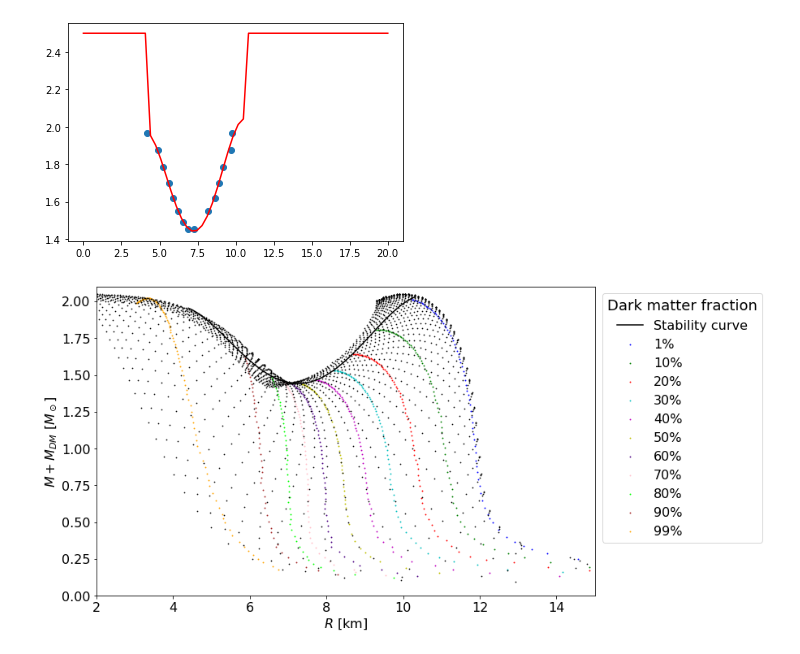
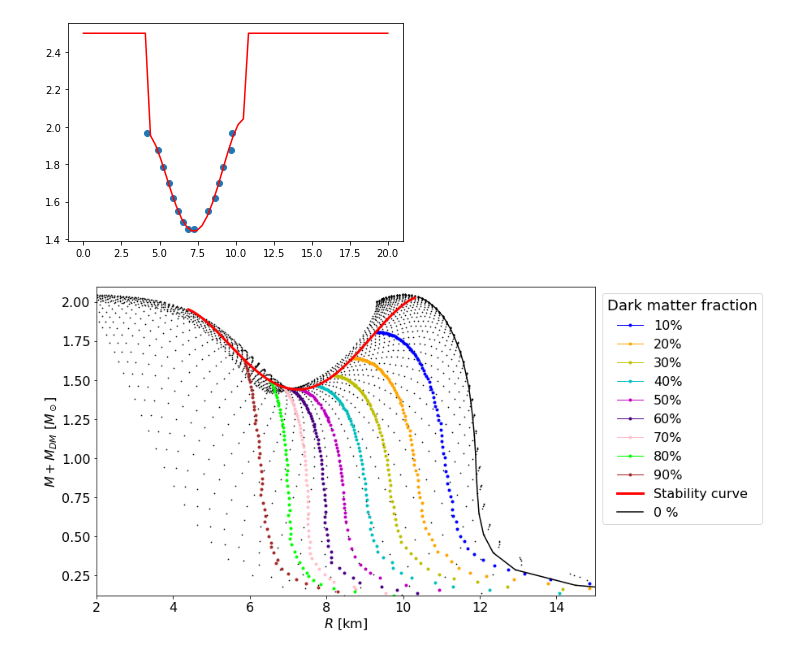
Before and after one commit to kunalkishanmehta/ns-struc-dm, a Jupyter notebook: Two_fluid_code_clean_sly.ipynb, the cells around one changed output. Cells and saved outputs as stored; diff of their text form; code cells hidden in the pictures.

```diff
--- a/Two_fluid_code_clean_sly.ipynb
+++ b/Two_fluid_code_clean_sly.ipynb
@@ -970,12 +343,12 @@ stable_md.append(find_max(data_con_md7))
 # %%
 stable_mb = []
 # %%
-stable_mb.append(find_max(data_con_mb0))
-stable_mb.append(find_max(data_con_mb2))
-stable_mb.append(find_max(data_con_mb3))
-stable_mb.append(find_max(data_con_mb4))
-stable_mb.append(find_max(data_con_mb5))
-stable_mb.append(find_max(data_con_mb6))
-stable_mb.append(find_max(data_con_mb7))
+stable_mb.append(find_max(data_con_sly_mb0))
+stable_mb.append(find_max(data_con_sly_mb2))
+stable_mb.append(find_max(data_con_sly_mb3))
+stable_mb.append(find_max(data_con_sly_mb4))
+stable_mb.append(find_max(data_con_sly_mb5))
+stable_mb.append(find_max(data_con_sly_mb6))
+stable_mb.append(find_max(data_con_sly_mb7))
 # %%
 stable = stable_mb + stable_md
@@ -1009,7 +384,9 @@ plt.plot(xnew, func_new(xnew, *popt), 'r-')
 [<matplotlib.lines.Line2D at 0x...>]
 [figure]
 # %%
+
 def stable_crop(file,col,frac, a,b,c,d,e):
+  stable_curves = []
   boolean_array = file['Mg'] < func_new(file['R'],a,b,c,d,e)
   # print(boolean_array)
   boolean_new = []
@@ -1030,8 +407,8 @@ def stable_crop(file,col,frac, a,b,c,d,e):
 
     if boolean_array[i] == True:
       R,M = file['R'][i], file['Mg'][i]
-      # print(R,M)
-      plt.scatter(file['R'][i], file['Mg'][i],marker='.',s=3, c = col,label = '{}%'.format(frac) if i == 0 else "" )
+      stable_curves.append((R,M))
+      plt.plot(file['R'][i], file['Mg'][i],lw=1, marker = '.', c = col,label = '{}%'.format(frac) if i == 0 else "" )
 
     elif boolean_array[i] == False:
       R,M = file['R'][i], file['Mg'][i]
@@ -1044,8 +421,8 @@ def stable_crop(file,col,frac, a,b,c,d,e):
     #   plt.scatter(file['R'], file['Mg'],marker='.',s=3, c = 'r' )
 
 
-  return
+  return stable_curves
 # %%
-data_con = [data_con0,data_con1,data_con2, data_con3,data_con4, data_con5, data_con6, data_con7, data_con8,data_con9,data_con10]
-data_frac = [1,10,20,30,40,50,60,70,80,90,99 ]
-data_colours = ['b','g','r','c','m','y','indigo','pink','lime','brown','orange']
+data_con_sly = [data_con_sly1,data_con_sly2, data_con_sly3,data_con_sly4, data_con_sly5, data_con_sly6, data_con_sly7, data_con_sly8,data_con_sly9]
+data_frac = [10,20,30,40,50,60,70,80,90 ]
+data_colours = ['b','orange','y','c','m','indigo','pink','lime','brown']
@@ -1055,21 +429,26 @@ data_colours = ['b','g','r','c','m','y','indigo','pink','lime','brown','orange']
 # %%
 plt.figure(figsize= (11,7))
-for i,j,k in zip(data_con,data_frac,data_colours):
-  stable_crop(i,k,j,*popt)
-# stable_crop(data_con5,*popt)
+stable_m_r = []
+for i,j,k in zip(data_con_sly,data_frac,data_colours):
+
+  stable_m_r.append(np.array(stable_crop(i,k,j,*popt)))
+
+for i in range(9):
+  np.savetxt( 'stable_m_r_sly_{}.csv'.format(i),stable_m_r[i], delimiter=',',header='R,M', comments = "")
+# stable_crop(data_con_sly5,*popt)
 
 plt.xlabel(r'$R$ [km]', size = 16) # add plot labels, etc.
 plt.ylabel(r'$M+M_{DM}$ [$M_\odot$]', size = 16)
-plt.plot(xnew2, func(xnew2, *popt), 'k-',label = 'Stability curve')
-# plt.scatter(mrl_data_sly['R'][0::48],(mrl_data_sly['Mg'])[0::48], label = '{} R0'.format('sly'), marker = 'o', color = 'k', s = 10)
+plt.plot(xnew2, func(xnew2, *popt), 'r-',label = 'Stability curve', lw = 3)
+plt.plot(dat['R'][100:1583:48],(dat['Mg'])[100:1583:48], label = '0 %', color = 'k')
 plt.scatter(dat['R'],dat['Mg'],marker='.',s=2,c='k')
 
 
 plt.xticks(fontsize=16)
 plt.yticks(fontsize=16)
 plt.legend(bbox_to_anchor=(1.35, 1), fontsize = 16, title='Dark matter fraction',title_fontsize=18 )
 plt.xlim(2,15)
-plt.ylim(0,2.1)
+plt.ylim(0.12,2.1)
 plt.show()
 # %% [output]
-[figure, old version]
+[figure, new version]
```
Also changed, not shown: parts of 68 cells of this notebook.
